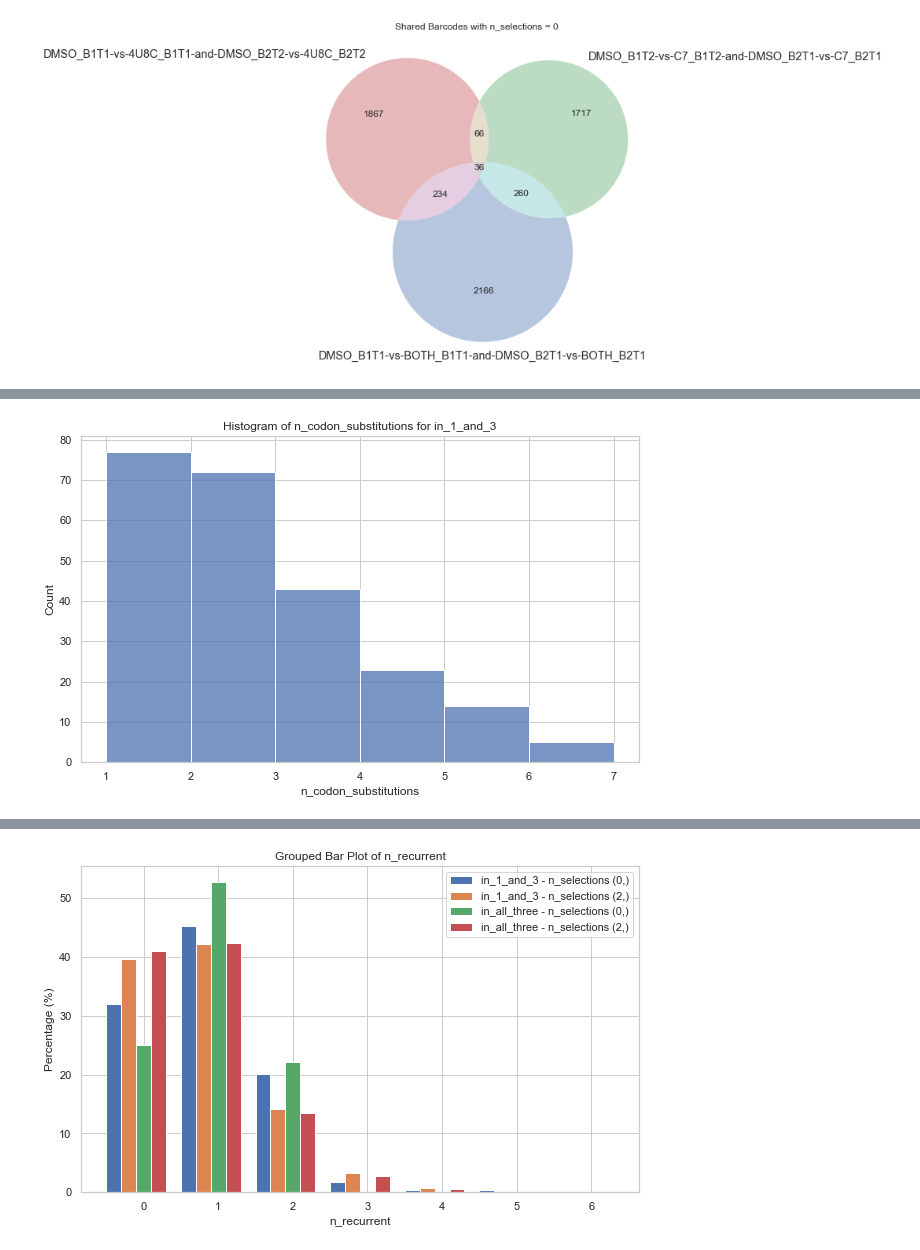
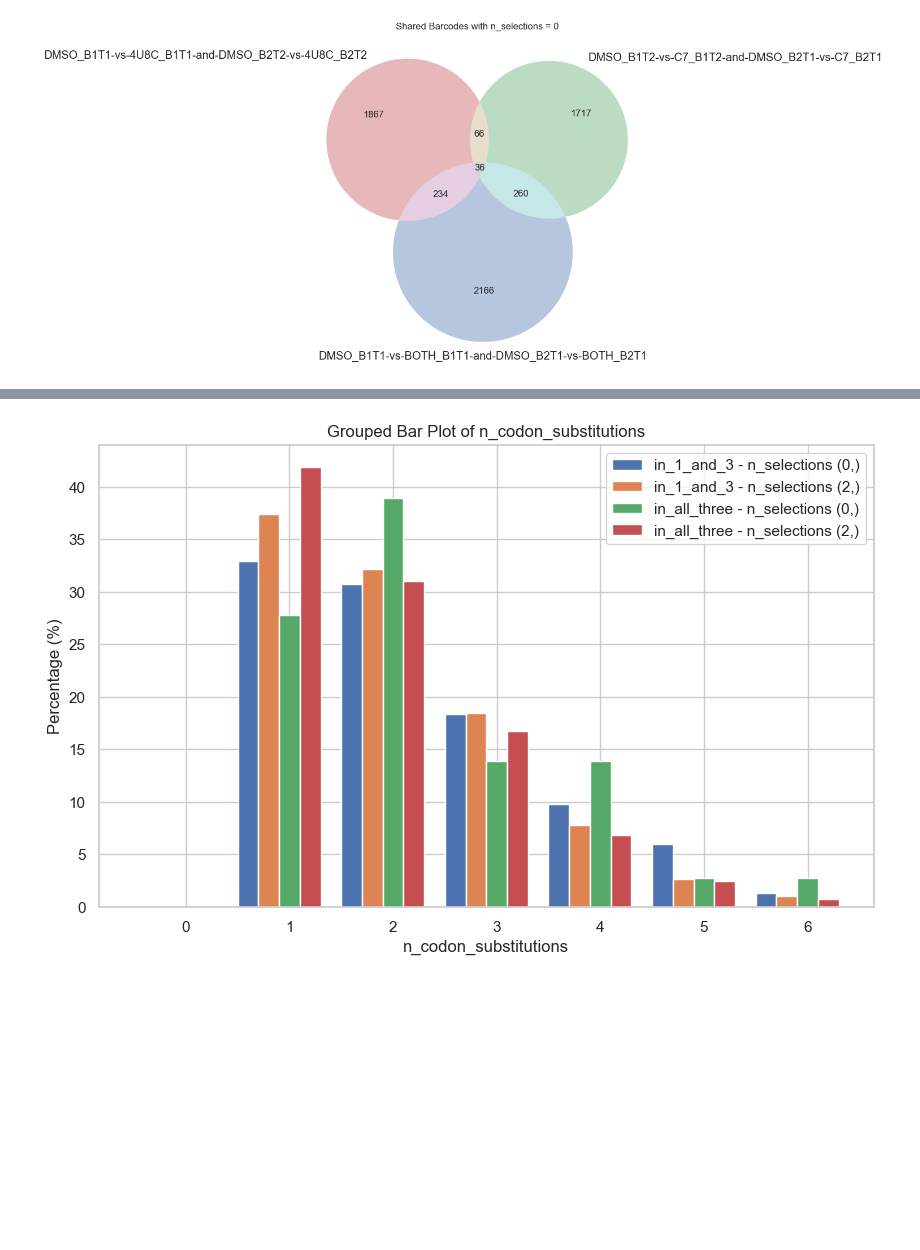
Before and after one commit to kwalcott97/kw_dms, a Jupyter notebook: Untitled.ipynb, the cells around one changed output, grey strips where cells are left out. Saved outputs shown, nothing was run; the diff lists cells and outputs as text; code cells hidden in the pictures; blank space fills up the shorter version.

Commit message:
changed counting of mutation types

```diff
--- a/Untitled.ipynb
+++ b/Untitled.ipynb
@@ -514,6 +636,6 @@ class Plotter:
 # %%
 data_processor = DataProcessor()
-data_processor.load_codon_variants('kw_dms/results/variants/codon_variants.csv', mutation_classification)
+data_processor.load_codon_variants('kw_dms/results/variants/codon_variants.csv', 'LibB', mutation_classification)
 
 sample_paths = {
     'DMSO_B1T1': 'kw_dms/old_results/barcode_counts/LibB-231017-DMSO_bio1-1_counts.csv',
@@ -546,4 +668,4 @@ func_score_comparisons = data_processor.automate_functional_score_calculations(
     10
 )
 
-func_score_comparisons.keys()
+# func_score_comparisons.keys()
@@ -637,17 +751,15 @@ plotter.plot_overlap_histograms(
 # %%
-plotter.plot_overlap_histograms(
-    dataframes_dict=func_score_comparisons,
-    keys=[
-        'DMSO_B1T1-vs-4U8C_B1T1-and-DMSO_B2T2-vs-4U8C_B2T2',
-        'DMSO_B1T2-vs-C7_B1T2-and-DMSO_B2T1-vs-C7_B2T1',
-        'DMSO_B1T1-vs-BOTH_B1T1-and-DMSO_B2T1-vs-BOTH_B2T1'
-    ],
-    overlap_type='in_1_and_3',
-    histogram_column='n_codon_substitutions',
-    n_selections_filter=[0]  # Example: Considering barcodes with n_selections values 0 and 1
-)
+# plotter.plot_overlap_histograms(
+#     dataframes_dict=func_score_comparisons,
+#     keys=[
+#         'DMSO_B1T1-vs-4U8C_B1T1-and-DMSO_B2T2-vs-4U8C_B2T2',
+#         'DMSO_B1T2-vs-C7_B1T2-and-DMSO_B2T1-vs-C7_B2T1',
+#         'DMSO_B1T1-vs-BOTH_B1T1-and-DMSO_B2T1-vs-BOTH_B2T1'
+#     ],
+#     overlap_type='in_1_and_3',
+#     histogram_column='n_codon_substitutions',
+#     n_selections_filter=[0]  # Example: Considering barcodes with n_selections values 0 and 1
+# )
-# %% [output]
-[figure, removed]
 # %%
 plotter.plot_overlap_bar(
     dataframes_dict=func_score_comparisons,
@@ -665,17 +777,17 @@ plotter.plot_overlap_bar(
 # %%
 plotter.plot_overlap_bar(
     dataframes_dict=func_score_comparisons,
     keys=[
         'DMSO_B1T1-vs-4U8C_B1T1-and-DMSO_B2T2-vs-4U8C_B2T2',
         'DMSO_B1T2-vs-C7_B1T2-and-DMSO_B2T1-vs-C7_B2T1',
         'DMSO_B1T1-vs-BOTH_B1T1-and-DMSO_B2T1-vs-BOTH_B2T1'
     ],
     overlap_types=['in_1_and_3', 'in_all_three'],
     n_selections_combinations=[(0,), (2,)],
-    histogram_column='n_recurrent'
+    histogram_column='n_codon_substitutions'
 )
 # %% [output]
-[figure, old version]
+[figure, new version]
 # %%
 overlap_df = plotter.generate_overlap_dataframe(
     dataframes_dict=func_score_comparisons,
```
Also changed, not shown: parts of 16 cells of this notebook, 4 other files.
